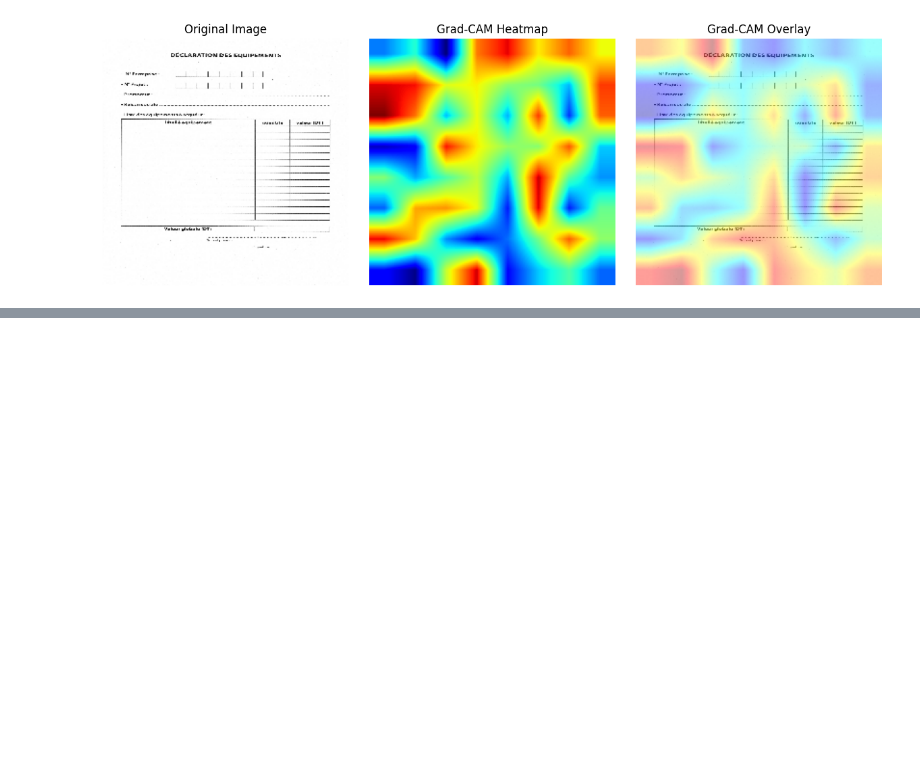
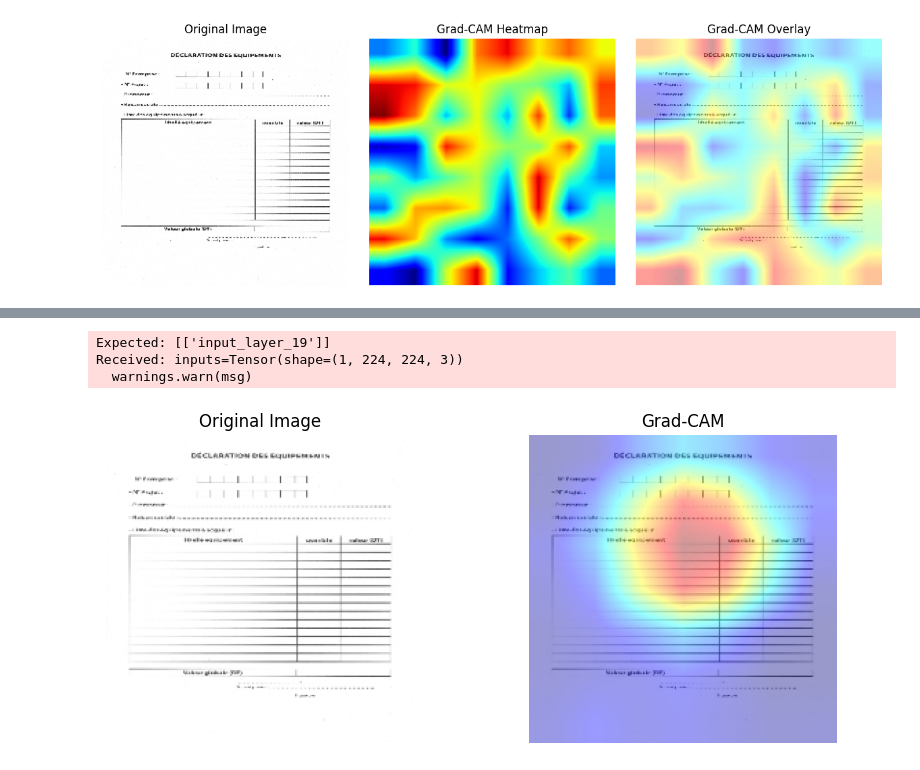
Before and after one commit to raghavthaman/AI_TraceFinder-RaghavThaman, a Jupyter notebook: Raghav Thaman/milestone_3/milestone_3.ipynb, the cells around one changed output, grey strips where cells are left out. Drawn from its saved outputs; the diff is of its cells as text; code cells hidden in the pictures; blank space fills up the shorter version.

```diff
--- a/Raghav Thaman/milestone_3/milestone_3.ipynb
+++ b/Raghav Thaman/milestone_3/milestone_3.ipynb
@@ -2108,0 +2681,77 @@ Using dummy heatmap for debugging
+# %%
+import numpy as np
+import matplotlib.pyplot as plt
+import tensorflow as tf
+from tensorflow.keras.models import load_model
+from tensorflow.keras.preprocessing import image
+import cv2
+
+# -------------------------
+# Load trained model
+# -------------------------
+model = load_model("final_scanner_model.keras")
+
+# Choose last convolutional layer of ResNet50
+last_conv_layer_name = "conv5_block3_out"
+grad_model = tf.keras.models.Model(
+    [model.inputs],
+    [model.get_layer(last_conv_layer_name).output, model.output]
+)
+
+# -------------------------
+# Grad-CAM function
+# -------------------------
+def make_gradcam_heatmap(img_array, grad_model, pred_index=None):
+    with tf.GradientTape() as tape:
+        conv_outputs, predictions = grad_model(img_array)
+        if pred_index is None:
+            pred_index = tf.argmax(predictions[0])
+        class_channel = predictions[:, pred_index]
+
+    # Gradient of class w.r.t output feature map
+    grads = tape.gradient(class_channel, conv_outputs)
+
+    # Average gradient over feature map
+    pooled_grads = tf.reduce_mean(grads, axis=(0, 1, 2))
+
+    # Weight the feature map
+    conv_outputs = conv_outputs[0]
+    heatmap = conv_outputs @ pooled_grads[..., tf.newaxis]
+    heatmap = tf.squeeze(heatmap)
+
+    # Normalize
+    heatmap = tf.maximum(heatmap, 0) / tf.math.reduce_max(heatmap)
+    return heatmap.numpy()
+
+# -------------------------
+# Pick an image from test set
+# -------------------------
+img_path = "C:/msys64/home/Raghav Thaman/internship/milestone_3/dataset_split/test/Officials/s1_1.tif"
+img = image.load_img(img_path, target_size=(224,224))
+img_array = image.img_to_array(img)/255.0
+img_array = np.expand_dims(img_array, axis=0)
+
+# -------------------------
+# Generate heatmap
+# -------------------------
+heatmap = make_gradcam_heatmap(img_array, grad_model)
+
+# Overlay heatmap on original image
+img = cv2.imread(img_path)
+img = cv2.resize(img, (224,224))
+heatmap = cv2.resize(heatmap, (img.shape[1], img.shape[0]))
+heatmap = np.uint8(255 * heatmap)
+
+heatmap = cv2.applyColorMap(heatmap, cv2.COLORMAP_JET)
+superimposed_img = cv2.addWeighted(img, 0.6, heatmap, 0.4, 0)
+
+# Show result
+plt.figure(figsize=(10,4))
+plt.subplot(1,2,1); plt.title("Original Image"); plt.imshow(cv2.cvtColor(img, cv2.COLOR_BGR2RGB)); plt.axis("off")
+plt.subplot(1,2,2); plt.title("Grad-CAM"); plt.imshow(cv2.cvtColor(superimposed_img, cv2.COLOR_BGR2RGB)); plt.axis("off")
+plt.show()
+# %% [output]
+Expected: [['input_layer_19']]
+Received: inputs=Tensor(shape=(1, 224, 224, 3))
+  warnings.warn(msg)
+[figure, added]
```
Also changed, not shown: parts of 32 cells of this notebook.
